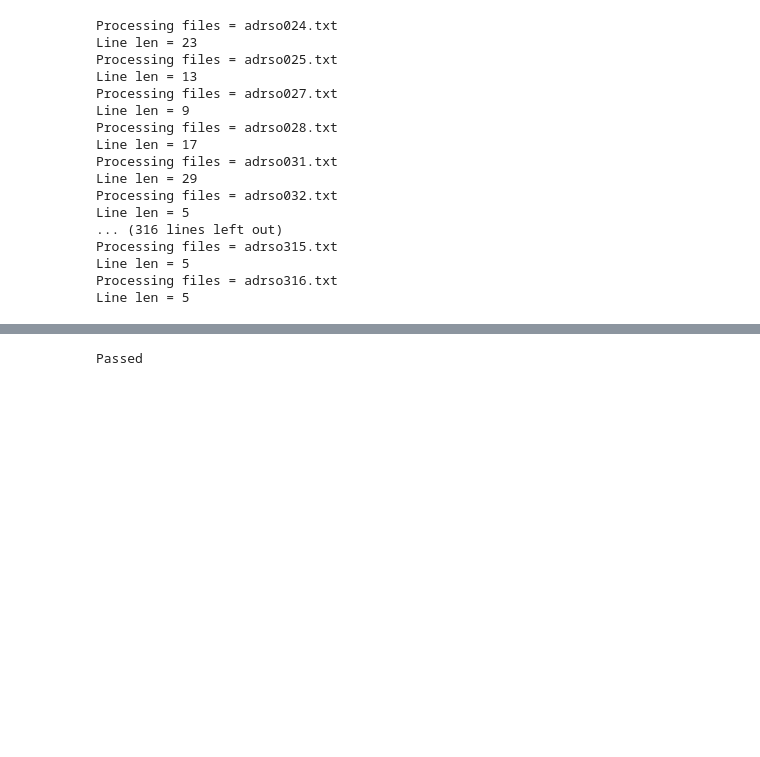
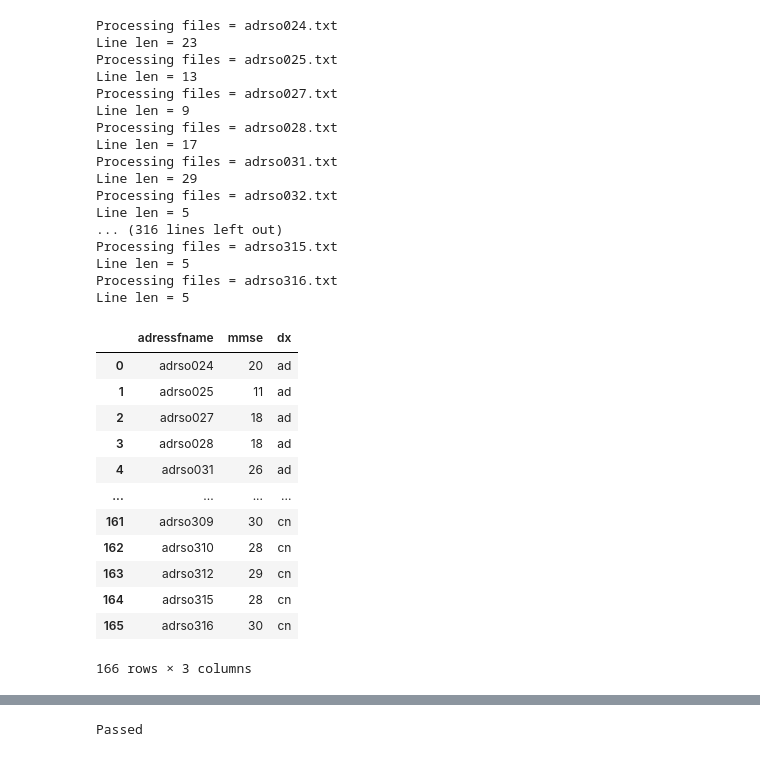
Before and after one commit to M-I-Dx/alzheimers_detection_capstone, a Jupyter notebook: EDA/00_EDA.ipynb, the cells around one changed output, grey strips where cells are left out. Saved outputs shown, nothing was run; the diff lists cells and outputs as text; code cells hidden in the pictures; blank space fills up the shorter version.

```diff
--- a/EDA/00_EDA.ipynb
+++ b/EDA/00_EDA.ipynb
@@ -63,3 +60,20 @@ Processing files = adrso315.txt
 Line len = 5
 Processing files = adrso316.txt
 Line len = 5
+# %%
+mmse_df = pd.read_csv(mmse_scores_fname, usecols=["adressfname", "mmse", "dx"])
+mmse_df
+# %% [output]
+|  | adressfname | mmse | dx |
+| 0 | adrso024 | 20 | ad |
+| 1 | adrso025 | 11 | ad |
+| 2 | adrso027 | 18 | ad |
+| 3 | adrso028 | 18 | ad |
+| 4 | adrso031 | 26 | ad |
+| ... | ... | ... | ... |
+| 161 | adrso309 | 30 | cn |
+| 162 | adrso310 | 28 | cn |
+| 163 | adrso312 | 29 | cn |
+| 164 | adrso315 | 28 | cn |
+| 165 | adrso316 | 30 | cn |
+166 rows × 3 columns
```
Also changed, not shown: parts of 23 cells of this notebook.
